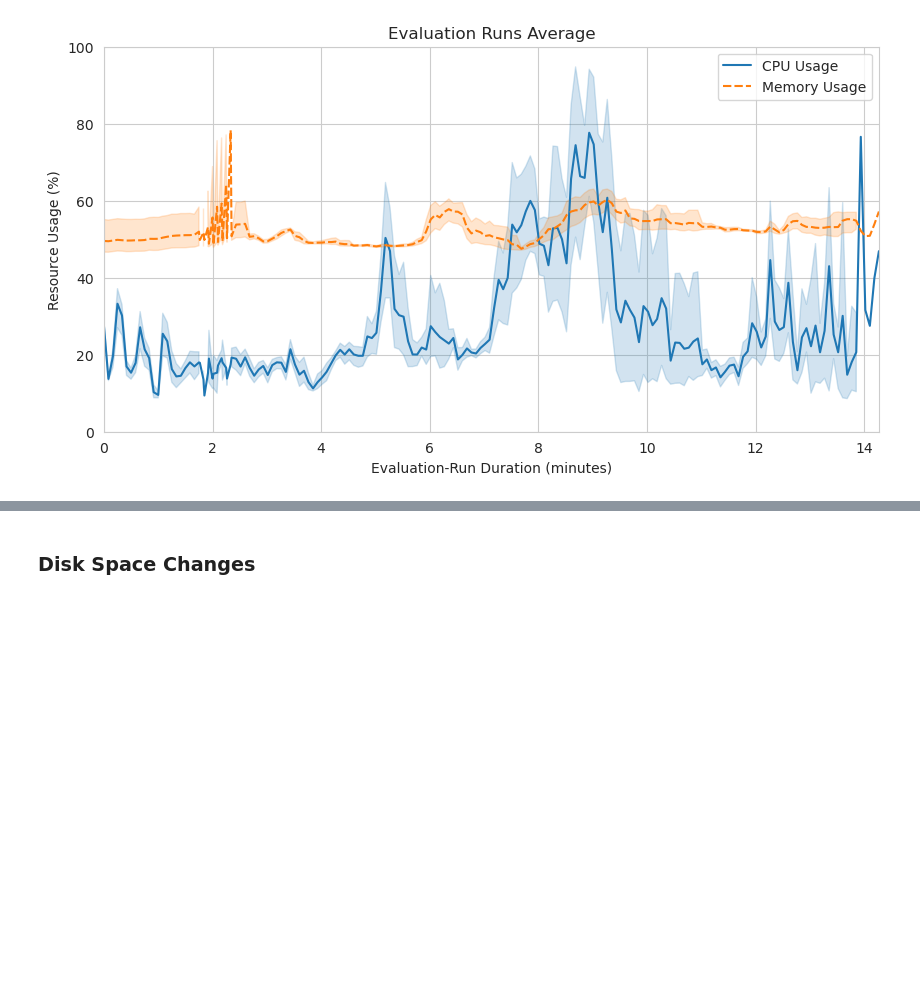
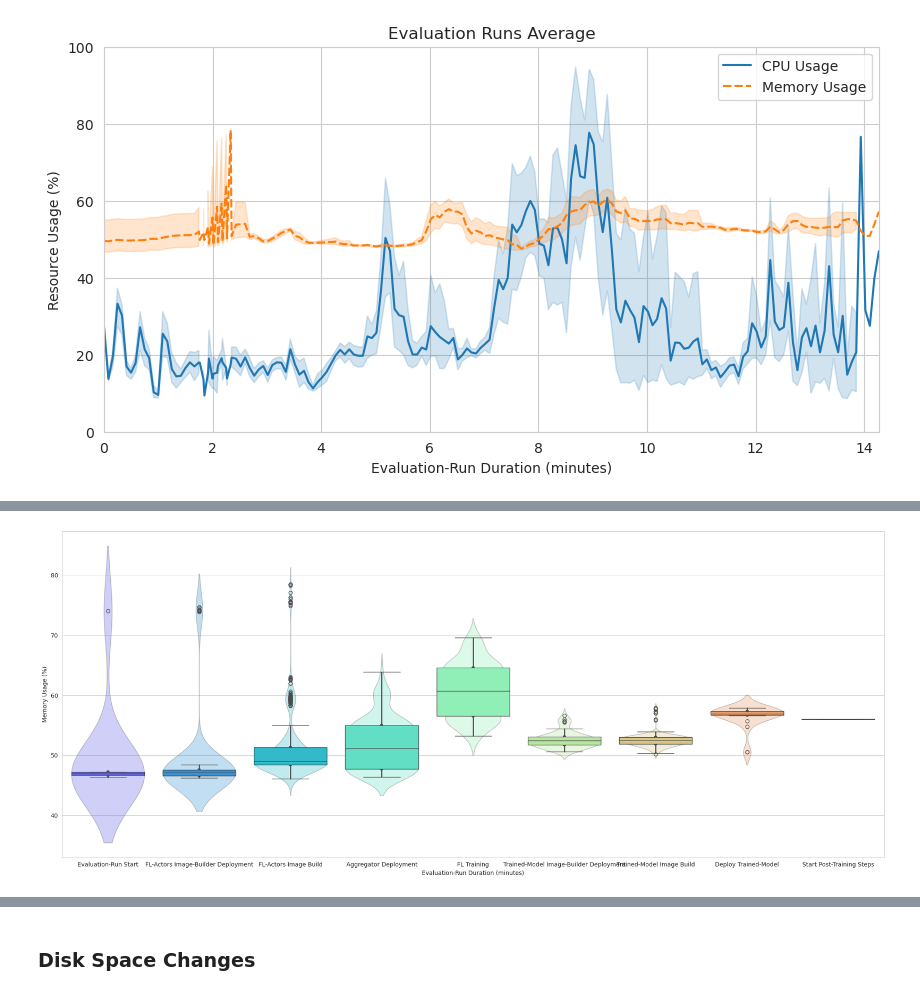
Before and after one commit to oakestra/oakestra-cli, a Jupyter notebook: oak_cli/evaluation/addons/flops/current_tmp_csv_graphs.ipynb, the cells around one changed output, grey strips where cells are left out. Drawn from its saved outputs; the diff is of its cells as text; code cells hidden in the pictures; blank space fills up the shorter version.

```diff
--- a/oak_cli/evaluation/addons/flops/current_tmp_csv_graphs.ipynb
+++ b/oak_cli/evaluation/addons/flops/current_tmp_csv_graphs.ipynb
@@ -281 +278,10 @@ plt.show()
+# %%
+# CPU Usage per Stage
+draw_box_violin_plot_for_each_stage(
+    key=MEMORY_KEY,
+    y_label="Memory Usage (%)",
+    ignore_y_lim=True,
+)
+# %% [output]
+[figure, added]
 # %%
```
Also changed, not shown: parts of 17 cells of this notebook.
